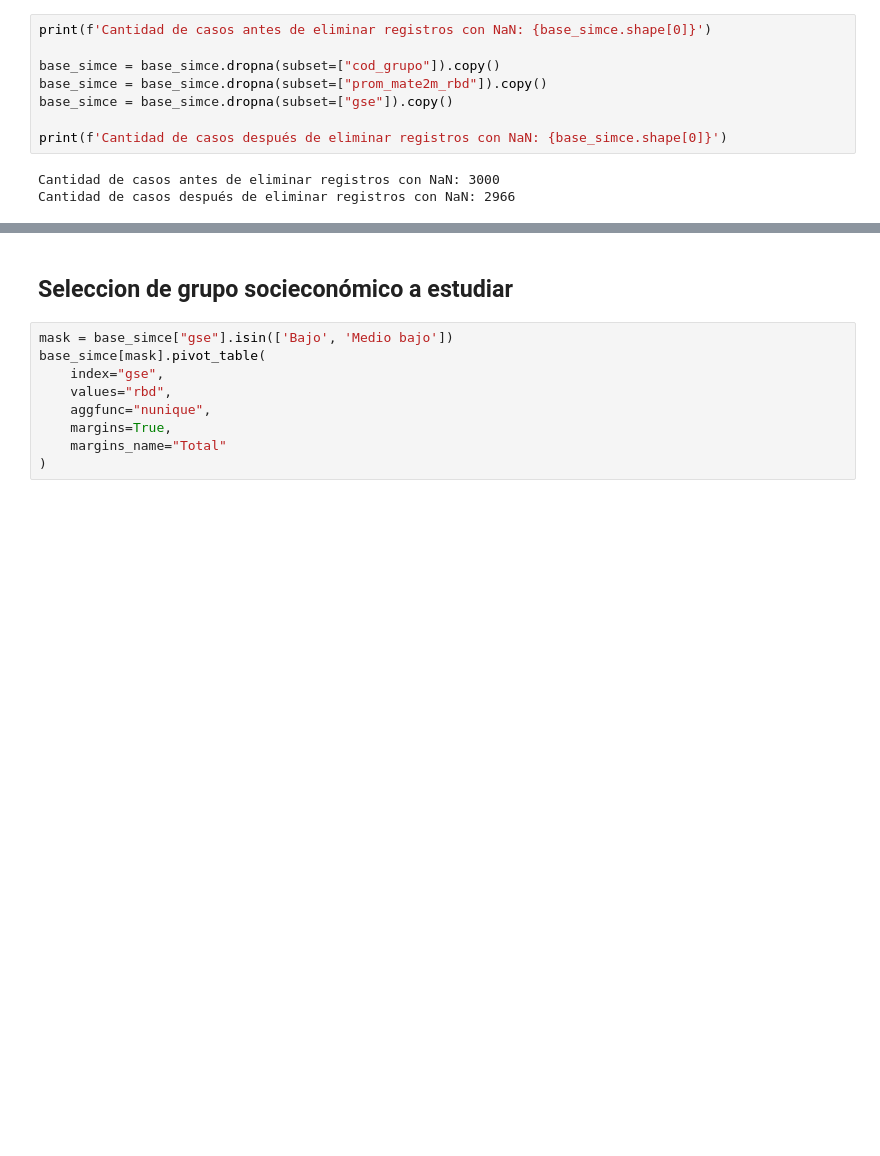
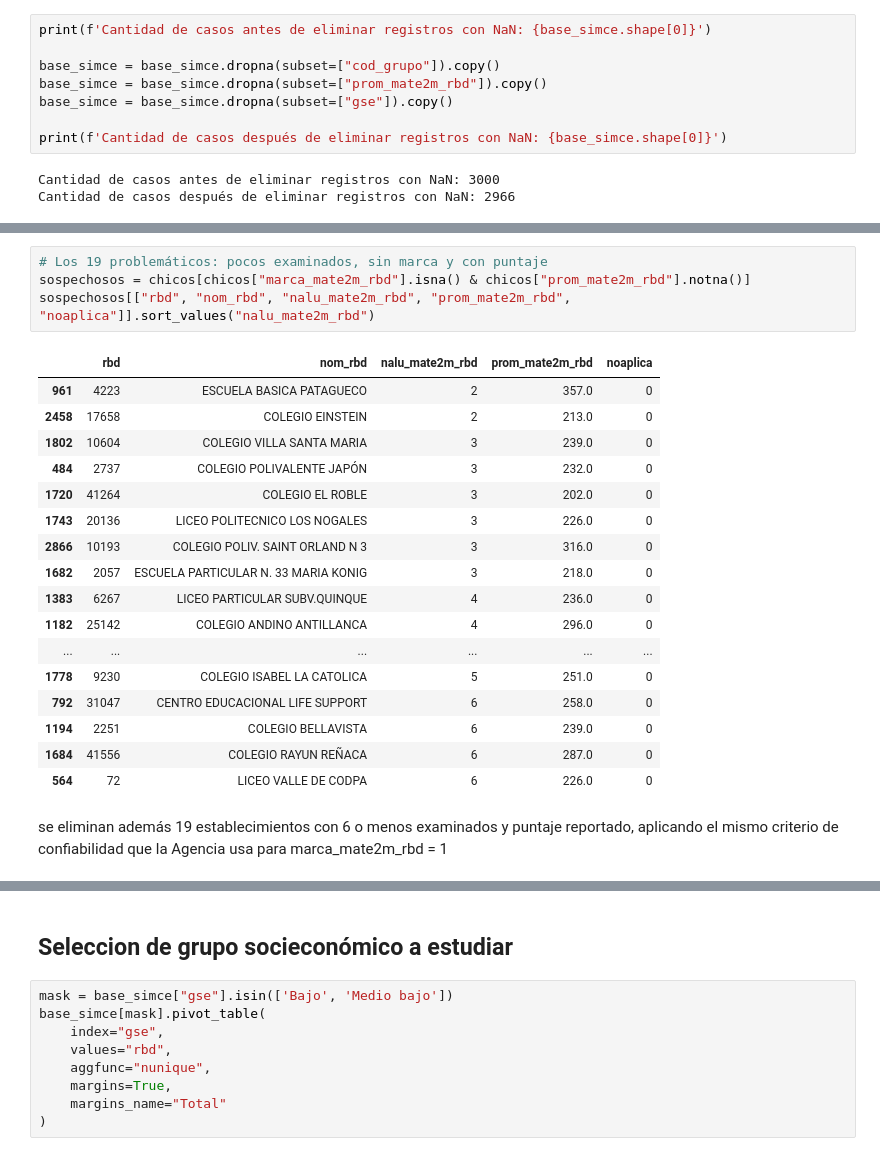
Before and after one commit to vcanalesg/dcc_taller_proyecto_g4, a Jupyter notebook: EDAyPreprocesamiento_01.ipynb, the cells around one changed output, grey strips where cells are left out. Cells and saved outputs as stored; diff of their text form; blank space fills up the shorter version.

```diff
--- a/EDAyPreprocesamiento_01.ipynb
+++ b/EDAyPreprocesamiento_01.ipynb
@@ -136,0 +153,24 @@ Cantidad de casos después de eliminar registros con NaN: 2966
+# %%
+# Los 19 problemáticos: pocos examinados, sin marca y con puntaje
+sospechosos = chicos[chicos["marca_mate2m_rbd"].isna() & chicos["prom_mate2m_rbd"].notna()]
+sospechosos[["rbd", "nom_rbd", "nalu_mate2m_rbd", "prom_mate2m_rbd", "noaplica"]].sort_values("nalu_mate2m_rbd")
+# %% [output]
+|  | rbd | nom_rbd | nalu_mate2m_rbd | prom_mate2m_rbd | noaplica |
+| 961 | 4223 | ESCUELA BASICA PATAGUECO | 2 | 357.0 | 0 |
+| 2458 | 17658 | COLEGIO EINSTEIN | 2 | 213.0 | 0 |
+| 1802 | 10604 | COLEGIO VILLA SANTA MARIA | 3 | 239.0 | 0 |
+| 484 | 2737 | COLEGIO POLIVALENTE JAPÓN | 3 | 232.0 | 0 |
+| 1720 | 41264 | COLEGIO EL ROBLE | 3 | 202.0 | 0 |
+| 1743 | 20136 | LICEO POLITECNICO LOS NOGALES | 3 | 226.0 | 0 |
+| 2866 | 10193 | COLEGIO POLIV. SAINT ORLAND N 3 | 3 | 316.0 | 0 |
+| 1682 | 2057 | ESCUELA PARTICULAR N. 33 MARIA KONIG | 3 | 218.0 | 0 |
+| 1383 | 6267 | LICEO PARTICULAR SUBV.QUINQUE | 4 | 236.0 | 0 |
+| 1182 | 25142 | COLEGIO ANDINO ANTILLANCA | 4 | 296.0 | 0 |
+| ... | ... | ... | ... | ... | ... |
+| 1778 | 9230 | COLEGIO ISABEL LA CATOLICA | 5 | 251.0 | 0 |
+| 792 | 31047 | CENTRO EDUCACIONAL LIFE SUPPORT | 6 | 258.0 | 0 |
+| 1194 | 2251 | COLEGIO BELLAVISTA | 6 | 239.0 | 0 |
+| 1684 | 41556 | COLEGIO RAYUN REÑACA | 6 | 287.0 | 0 |
+| 564 | 72 | LICEO VALLE DE CODPA | 6 | 226.0 | 0 |
+# %% [markdown]
+se eliminan además 19 establecimientos con 6 o menos examinados y puntaje reportado, aplicando el mismo criterio de confiabilidad que la Agencia usa para marca_mate2m_rbd = 1
```
Also changed, not shown: parts of 21 cells of this notebook.
